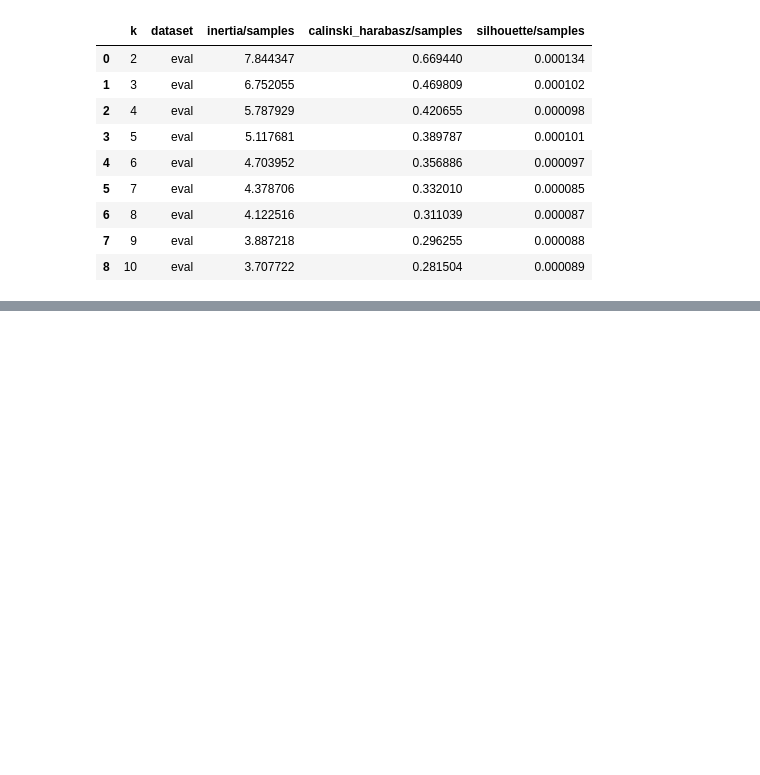
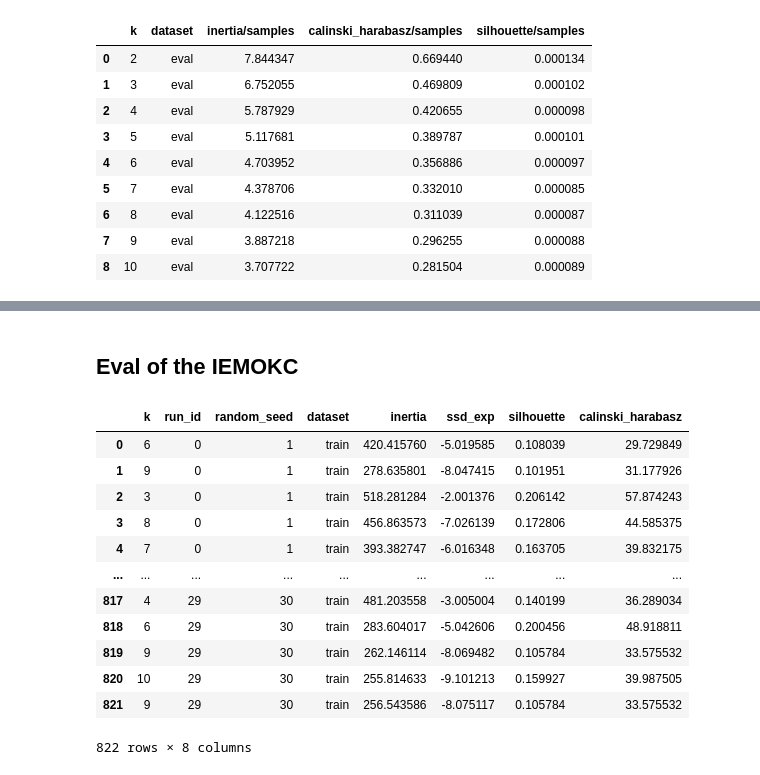
Before and after one commit to hossamAhmedSalah/computational_intelligence-_project, a Jupyter notebook: Notebooks/segmentation_kmeans.ipynb, the cells around one changed output, grey strips where cells are left out. Saved outputs shown, nothing was run; the diff lists cells and outputs as text; code cells hidden in the pictures; blank space fills up the shorter version.

```diff
--- a/Notebooks/segmentation_kmeans.ipynb
+++ b/Notebooks/segmentation_kmeans.ipynb
@@ -768,3 +768,23 @@ df_scaled_3.style.highlight_max(color='lightgreen', subset=['composite_score'])
 | 6 | 8 | eval | 0.899726 | 0.023178 | 0.076133 | 4.122516 | 0.311039 | ... |
 | 7 | 9 | eval | 0.956608 | 0.056077 | 0.038023 | 3.887218 | 0.296255 | ... |
 | 8 | 10 | eval | 1.000000 | 0.072141 | 0.000000 | 3.707722 | 0.281504 | ... |
+# %% [markdown]
+## Eval of the IEMOKC
+# %%
+res_iemokc = pd.read_csv('results_df_pro_AE_IEMOKC.csv')
+# %%
+res_iemokc
+# %% [output]
+|  | k | run_id | random_seed | dataset | inertia | ssd_exp | silhouette | calinski_harabasz |
+| 0 | 6 | 0 | 1 | train | 420.415760 | -5.019585 | 0.108039 | 29.729849 |
+| 1 | 9 | 0 | 1 | train | 278.635801 | -8.047415 | 0.101951 | 31.177926 |
+| 2 | 3 | 0 | 1 | train | 518.281284 | -2.001376 | 0.206142 | 57.874243 |
+| 3 | 8 | 0 | 1 | train | 456.863573 | -7.026139 | 0.172806 | 44.585375 |
+| 4 | 7 | 0 | 1 | train | 393.382747 | -6.016348 | 0.163705 | 39.832175 |
+| ... | ... | ... | ... | ... | ... | ... | ... | ... |
+| 817 | 4 | 29 | 30 | train | 481.203558 | -3.005004 | 0.140199 | 36.289034 |
+| 818 | 6 | 29 | 30 | train | 283.604017 | -5.042606 | 0.200456 | 48.918811 |
+| 819 | 9 | 29 | 30 | train | 262.146114 | -8.069482 | 0.105784 | 33.575532 |
+| 820 | 10 | 29 | 30 | train | 255.814633 | -9.101213 | 0.159927 | 39.987505 |
+| 821 | 9 | 29 | 30 | train | 256.543586 | -8.075117 | 0.105784 | 33.575532 |
+822 rows × 8 columns
```
Also changed, not shown: parts of 4 cells of this notebook, 3 other files.
